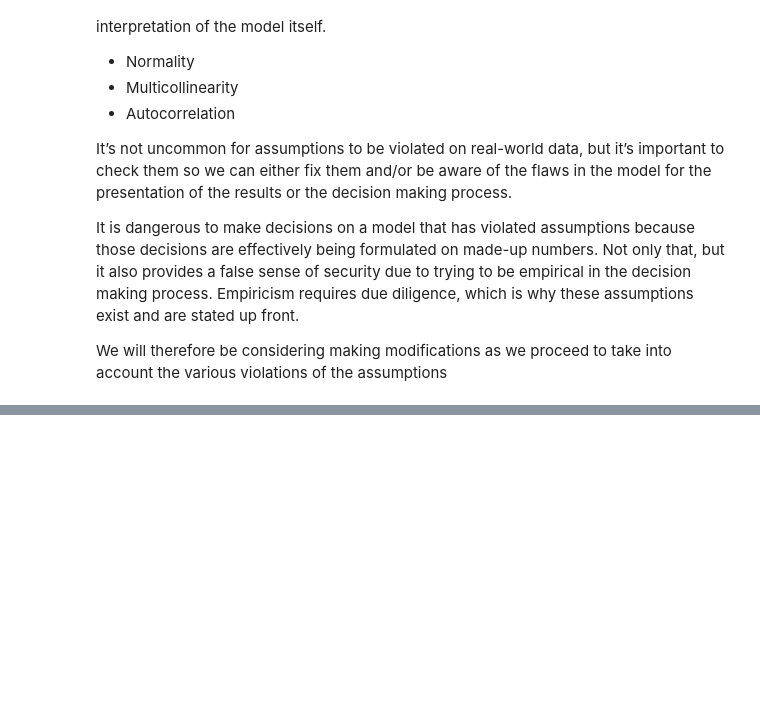
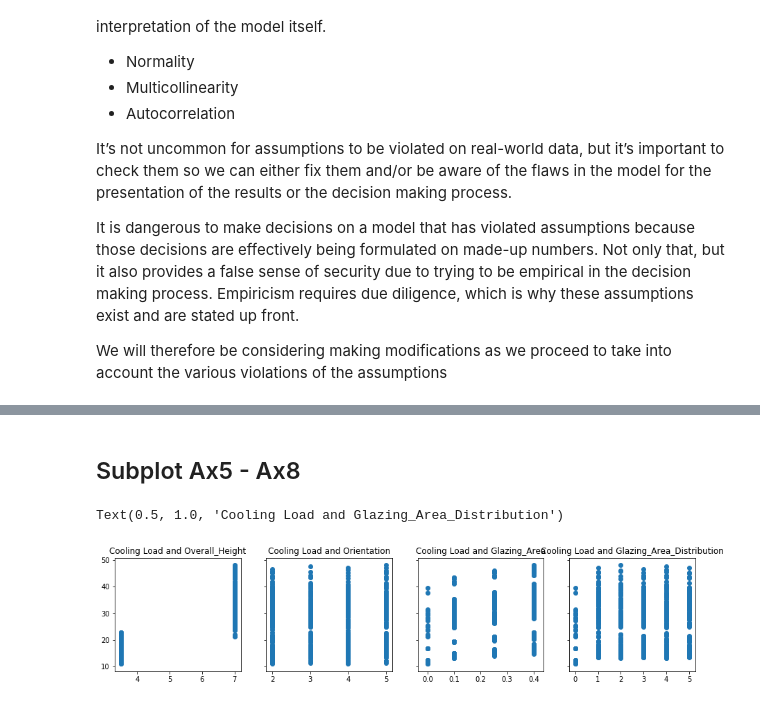
Before and after one commit to AbisoyeAbidakun/Energy-Data, a Jupyter notebook: Building Energy Efficiency - Machine Learning .ipynb, the cells around one changed output, grey strips where cells are left out. Cells and saved outputs as stored; diff of their text form; code cells hidden in the pictures; blank space fills up the shorter version.

```diff
--- a/Building Energy Efficiency - Machine Learning .ipynb
+++ b/Building Energy Efficiency - Machine Learning .ipynb
@@ -767,0 +828,15 @@ We will therefore be considering making modifications as we proceed to take into
+# %% [markdown]
+## Subplot Ax5 - Ax8
+# %%
+f, (ax5, ax6, ax7, ax8)= plt.subplots(1, 4, sharey=True, figsize =(15,3))
+ax5.scatter(data1['Overall_Height'],target1)
+ax5.set_title('Cooling Load and Overall_Height')
+ax6.scatter(data1['Orientation'],target1)
+ax6.set_title('Cooling Load and Orientation')
+ax7.scatter(data1['Glazing_Area'],target1)
+ax7.set_title('Cooling Load and Glazing_Area')
+ax8.scatter(data1['Glazing_Area_Distribution'],target1)
+ax8.set_title('Cooling Load and Glazing_Area_Distribution')
+# %% [output]
+Text(0.5, 1.0, 'Cooling Load and Glazing_Area_Distribution')
+[figure, added]
```
Also changed, not shown: parts of 44 cells of this notebook.
